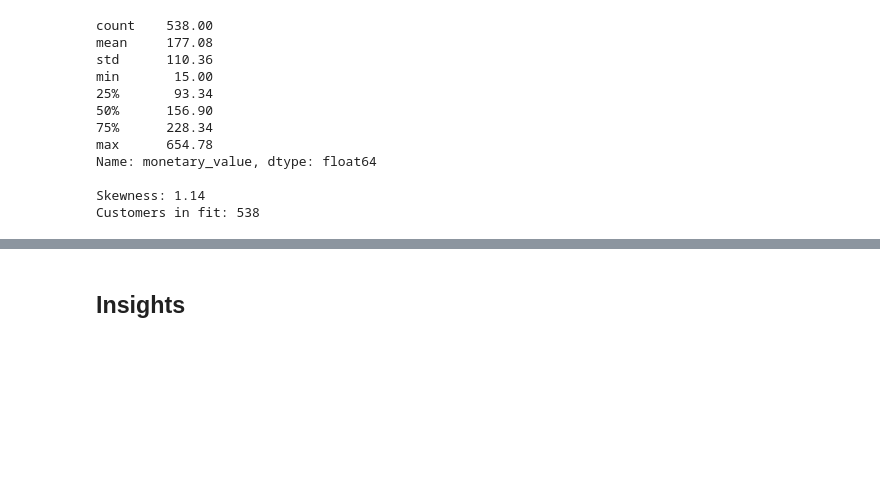
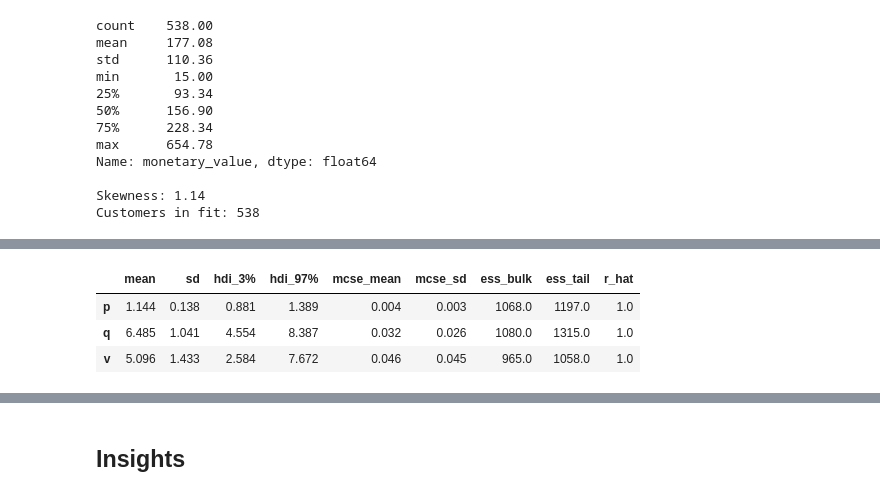
Before and after one commit to jwalluww/MarketingScience, a Jupyter notebook: ltv-hierarchical/notebooks/ltv_hierarchical_model.ipynb, the cells around one changed output, grey strips where cells are left out. Drawn from its saved outputs; the diff is of its cells as text; code cells hidden in the pictures; blank space fills up the shorter version.

```diff
--- a/ltv-hierarchical/notebooks/ltv_hierarchical_model.ipynb
+++ b/ltv-hierarchical/notebooks/ltv_hierarchical_model.ipynb
@@ -488,0 +520,8 @@ v    1911.0    1.0
+# %%
+mv_mean = repeat_buyers_pymc['monetary_value'].mean()
+
+repeat_buyers_scaled = repeat_buyers_pymc.copy()
+repeat_buyers_scaled['monetary_value'] = repeat_buyers_scaled['monetary_value'] / mv_mean
+
+ggm = GammaGammaModel(data=repeat_buyers_scaled)
+ggm.fit(tune=1000, draws=1000)
@@ -488,0 +539,7 @@ v    1911.0    1.0
+# %%
+ggm.fit_summary()
+# %% [output]
+|  | mean | sd | hdi_3% | hdi_97% | mcse_mean | mcse_sd | ess_bulk | ess_tail | r_hat |
+| p | 1.144 | 0.138 | 0.881 | 1.389 | 0.004 | 0.003 | 1068.0 | 1197.0 | 1.0 |
+| q | 6.485 | 1.041 | 4.554 | 8.387 | 0.032 | 0.026 | 1080.0 | 1315.0 | 1.0 |
+| v | 5.096 | 1.433 | 2.584 | 7.672 | 0.046 | 0.045 | 965.0 | 1058.0 | 1.0 |
```
Also changed, not shown: parts of 31 cells of this notebook.
